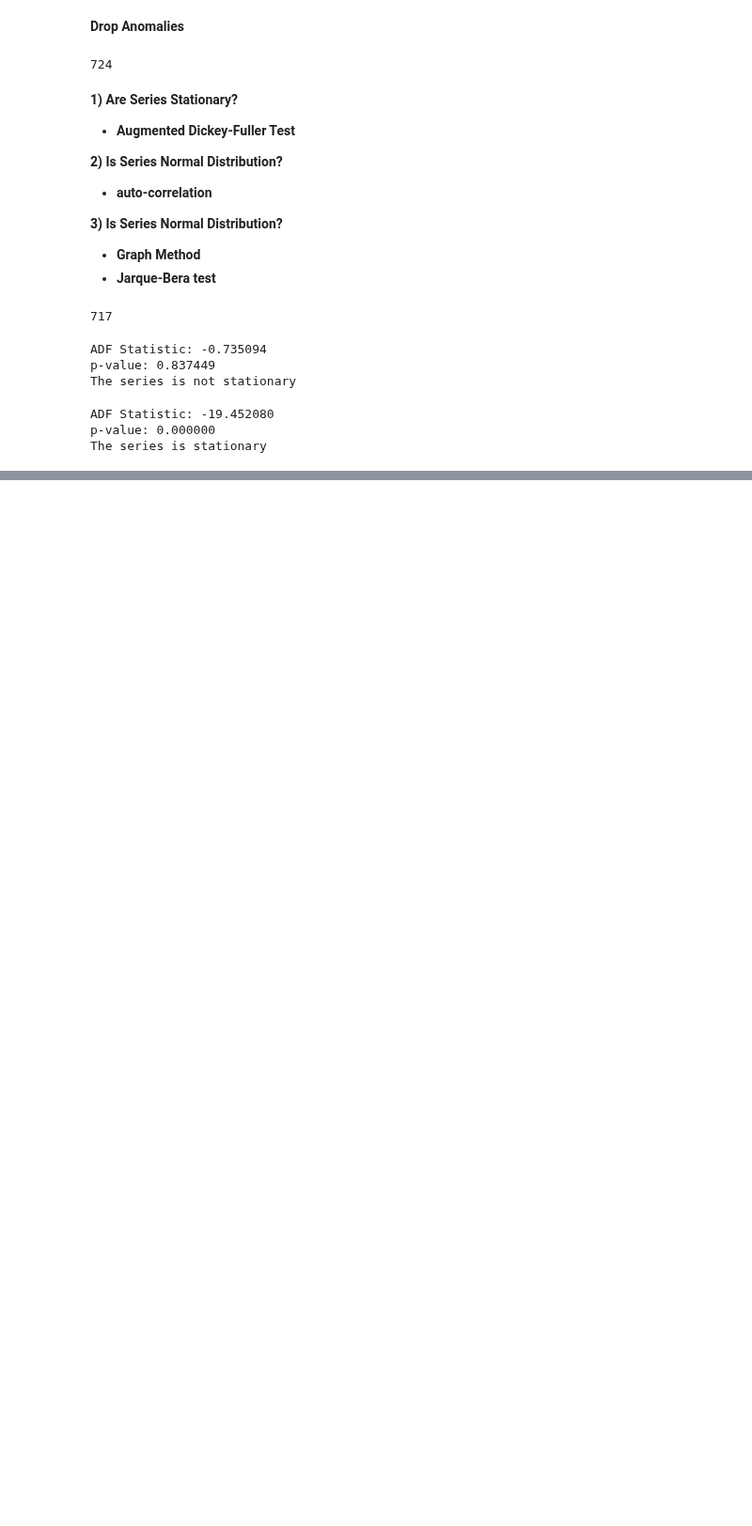
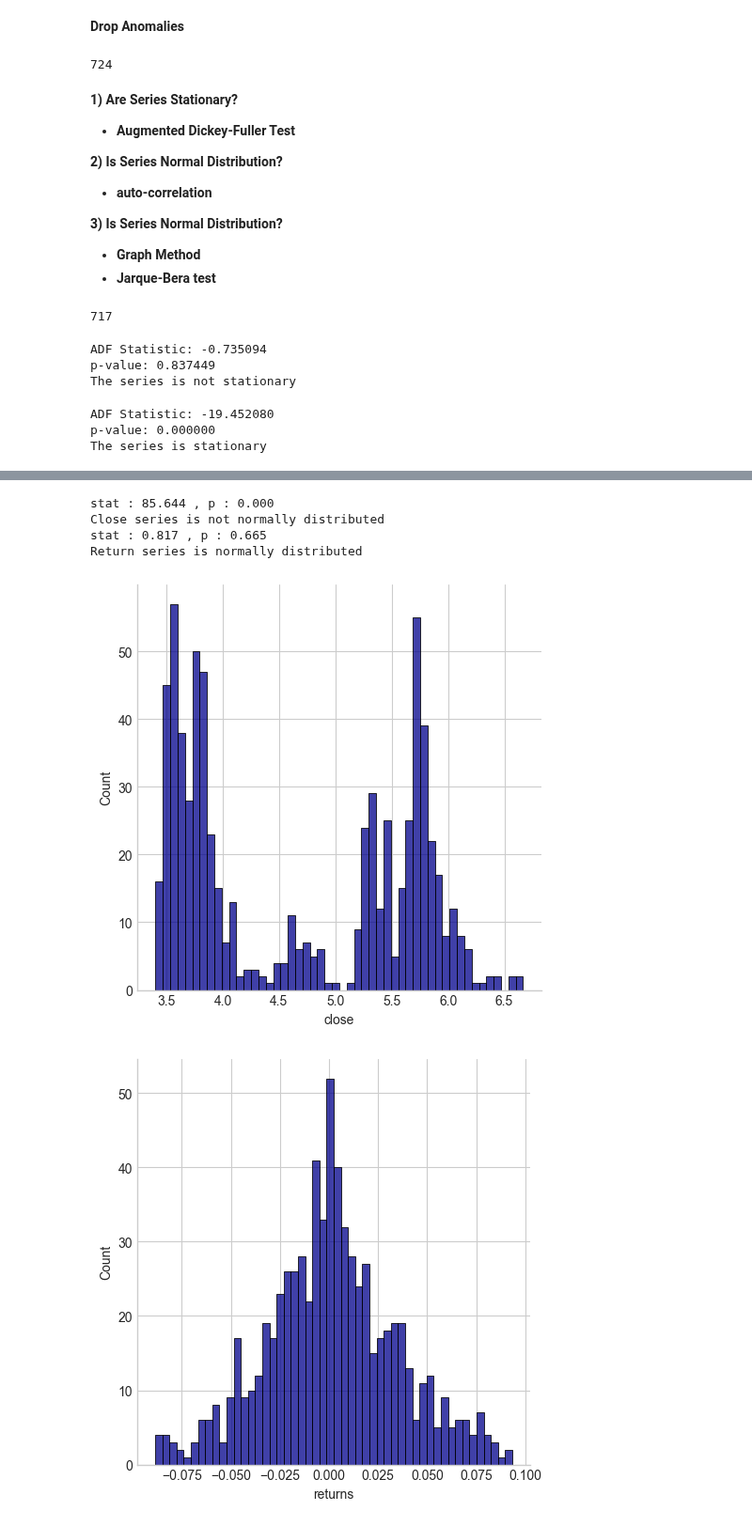
Before and after one commit to batuhanmtl/Time-Series-Analysis, a Jupyter notebook: Univariate Regression/ExchangeRatePrediction.ipynb, the cells around one changed output, grey strips where cells are left out. Shown at 94% size. Saved outputs shown, nothing was run; the diff lists cells and outputs as text; code cells hidden in the pictures; blank space fills up the shorter version.

```diff
--- a/Univariate Regression/ExchangeRatePrediction.ipynb
+++ b/Univariate Regression/ExchangeRatePrediction.ipynb
@@ -160,0 +187,40 @@ The series is stationary
+# %%
+# Graph Method for auto-correlation
+
+# close
+sns.displot(df["close"],kind="hist",color='darkblue',bins=50,kde_kws={'linewidth': 4,'shade':True})
+
+# return
+sns.displot(df["returns"],kind="hist",color='darkblue',bins=50,kde_kws={'linewidth': 4,'shade':True})
+
+# Jarque-Bera test (close)
+
+from scipy.stats import jarque_bera
+
+stat,p = jarque_bera(df["close"])
+
+print("stat : %.3f , p : %.3f" %(stat,p))
+
+if p > 0.05:
+    print("Close series is normally distributed")
+else:
+    print("Close series is not normally distributed")
+
+# Jarque-Bera test (return)
+
+stat,p = jarque_bera(df["returns"])
+
+print("stat : %.3f , p : %.3f" %(stat,p))
+
+if p > 0.05:
+    print("Return series is normally distributed")
+
+else:
+    print("Return series is not normally distributed")
+# %% [output]
+stat : 85.644 , p : 0.000
+Close series is not normally distributed
+stat : 0.817 , p : 0.665
+Return series is normally distributed
+[figure, added]
+[figure, added]
```
Also changed, not shown: parts of 3 cells of this notebook.
